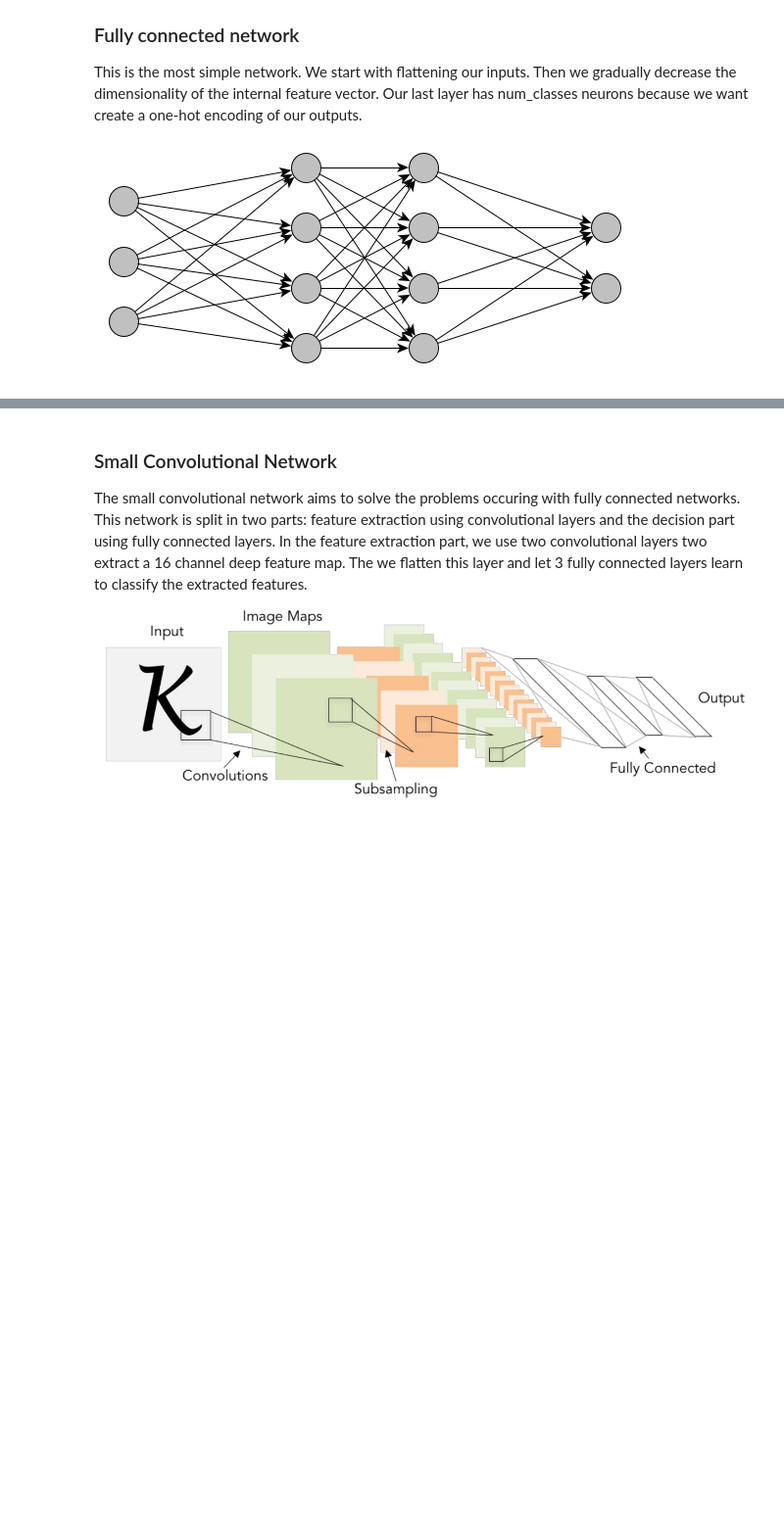
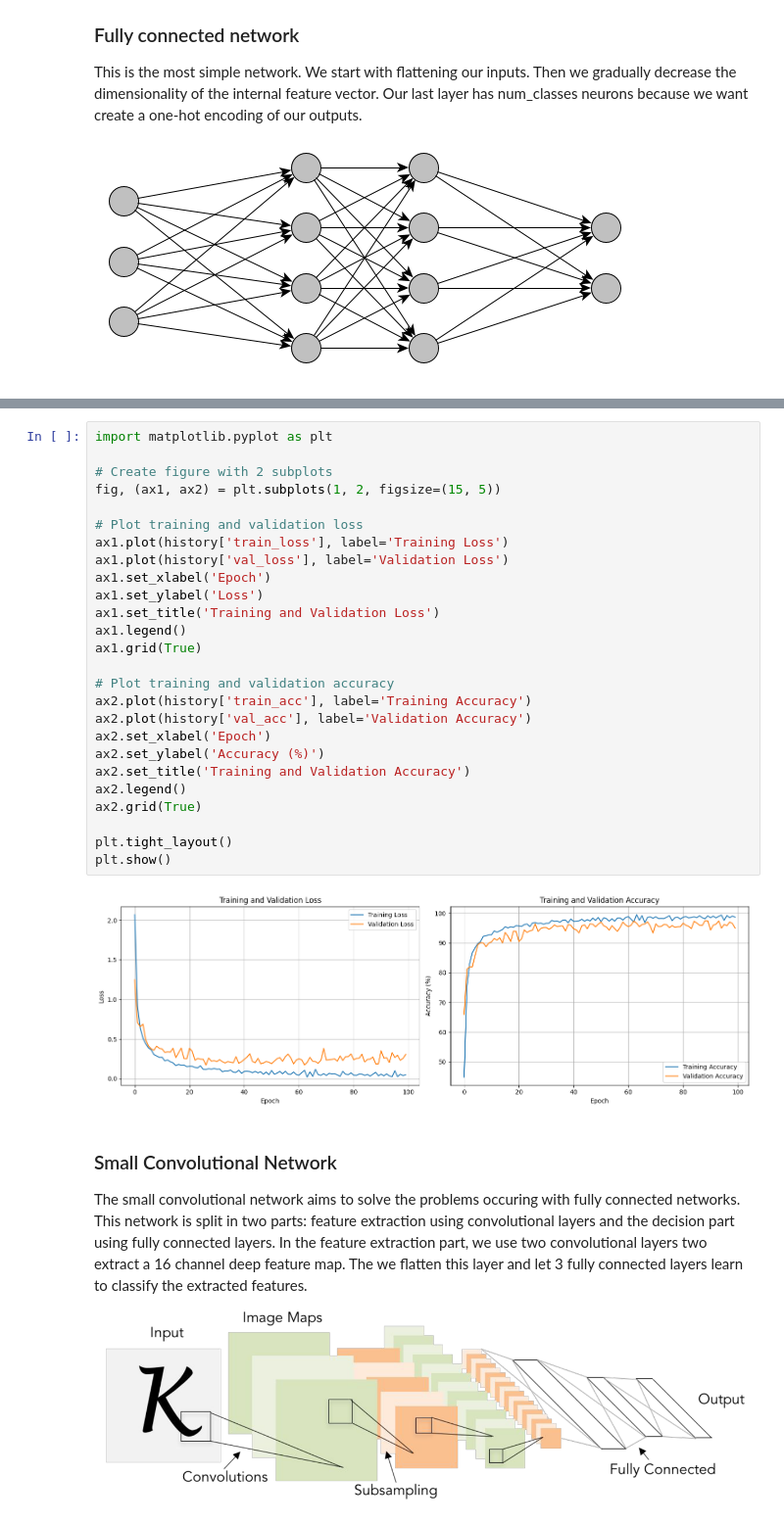
Before and after one commit to AImotion-Bavaria/dl-bootcamp, a Jupyter notebook: [WORKBOOK]Deep_Learning_Bootcamp_PyTorch_26.ipynb, the cells around one changed output, grey strips where cells are left out. Shown at 98% size. Cells and saved outputs as stored; diff of their text form; blank space fills up the shorter version.

Commit message:
Vibe-coded model train and simple fc

```diff
--- a/[WORKBOOK]Deep_Learning_Bootcamp_PyTorch_26.ipynb
+++ b/[WORKBOOK]Deep_Learning_Bootcamp_PyTorch_26.ipynb
@@ -341,3 +494,31 @@ class FullyConnectedNet(nn.Module):
+# %%
+import matplotlib.pyplot as plt
+
+# Create figure with 2 subplots
+fig, (ax1, ax2) = plt.subplots(1, 2, figsize=(15, 5))
+
+# Plot training and validation loss
+ax1.plot(history['train_loss'], label='Training Loss')
+ax1.plot(history['val_loss'], label='Validation Loss')
+ax1.set_xlabel('Epoch')
+ax1.set_ylabel('Loss')
+ax1.set_title('Training and Validation Loss')
+ax1.legend()
+ax1.grid(True)
+
+# Plot training and validation accuracy
+ax2.plot(history['train_acc'], label='Training Accuracy')
+ax2.plot(history['val_acc'], label='Validation Accuracy')
+ax2.set_xlabel('Epoch')
+ax2.set_ylabel('Accuracy (%)')
+ax2.set_title('Training and Validation Accuracy')
+ax2.legend()
+ax2.grid(True)
+
+plt.tight_layout()
+plt.show()
+# %% [output]
+[figure, added]
 # %% [markdown]
 ### Small Convolutional Network
 
```
Also changed, not shown: parts of 8 cells of this notebook.
